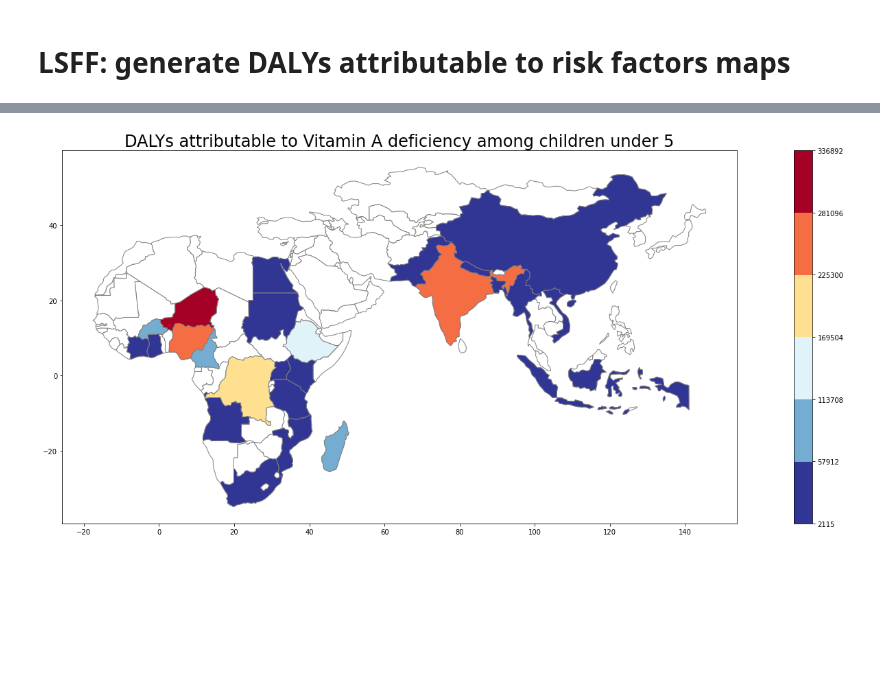
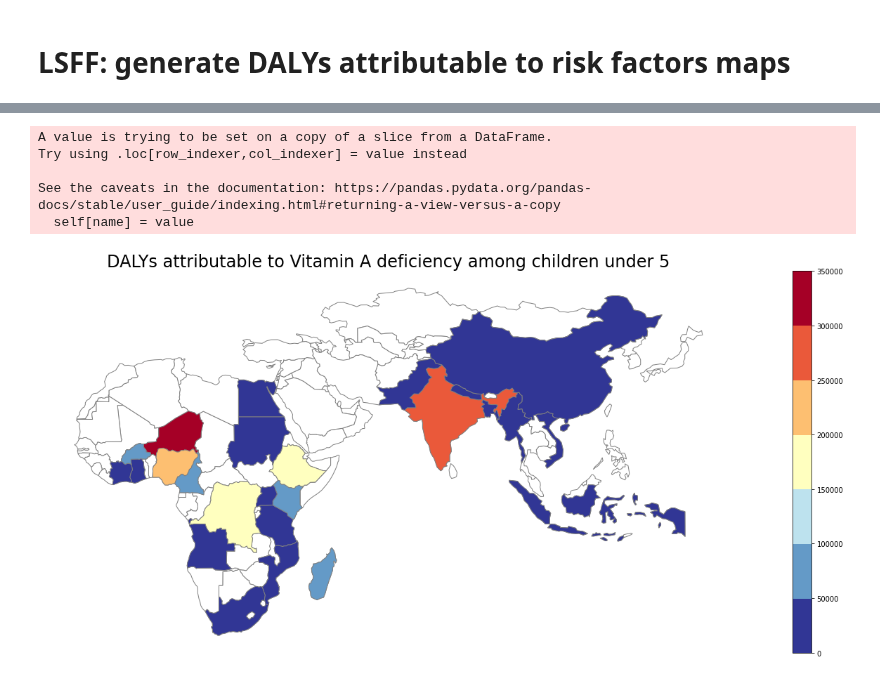
Before and after one commit to ihmeuw/vivarium_data_analysis, a Jupyter notebook: pre_processing/lsff_project/data_prep/gen_outputs/2021_LSFF_dalys_attributable_map.ipynb, the cells around one changed output, grey strips where cells are left out. Saved outputs shown, nothing was run; the diff lists cells and outputs as text; code cells hidden in the pictures; blank space fills up the shorter version.

Commit message:
updated dalys map code

```diff
--- a/pre_processing/lsff_project/data_prep/gen_outputs/2021_LSFF_dalys_attributable_map.ipynb
+++ b/pre_processing/lsff_project/data_prep/gen_outputs/2021_LSFF_dalys_attributable_map.ipynb
@@ -15,3 +48,12 @@ world.rename(columns = {'name':'location_name'}, inplace=True)
 # %%
-vad_path = '/ihme/homes/beatrixh/notebooks/viv_rsc/new_lsff/inputs/vitamin_a_data_summary.csv'
-df = pd.read_csv(vad_path)
+def pull_vad():
+    vad_path = '/ihme/homes/beatrixh/notebooks/viv_rsc/new_lsff/inputs/vitamin_a_data_summary.csv'
+    vad = pd.read_csv(vad_path)
+    vad = adjust_loc_names(vad)
+
+    rename_vad = {
+        "('dalys_attributable_to_vad_among_children_under_5', 'mean')":'mean_vad_dalys_u5',
+        "('dalys_attributable_to_vad_per_100000_py_among_children_under_5', 'mean')":"mean_vad_dalys_per_100k_py_u5"
+    }
+
+    return vad.rename(columns=rename_vad)
@@ -52,2 +59,0 @@ assert(len(df[df.location_name.isna()])==0)
-# %%
-df.rename(columns={"('dalys_attributable_to_vad_among_children_under_5', 'mean')":'mean_vad_dalys_u5'}, inplace=True)
@@ -56,2 +152,2 @@ assert len([i for i in df.location_name.unique() if i not in world.location_name
 # %%
-shapefiles = world.merge(df[['location_name','mean_vad_dalys_u5']], on = 'location_name', how = 'right')
+# shapefiles = world.merge(df, on = 'location_name', how = 'right')
@@ -83,0 +154,13 @@ def plot_map(risk, var_name, n_colors = 6):
+# %%
+def output_map(df, save_path, risk, var_name, step, n_colors):
+
+    assert(len(df[df.location_name.isna()])==0)
+    assert len([i for i in df.location_name.unique() if i not in world.location_name.unique()])==0
+
+    shapefiles = world.merge(df, on = 'location_name', how = 'right')
+    pdf = matplotlib.backends.backend_pdf.PdfPages(save_path)
+
+    fig = plot_map(shapefiles = shapefiles, risk = risk, var_name = var_name, step = step, n_colors = n_colors)
+    pdf.savefig(fig)
+
+    pdf.close()
@@ -84,11 +219,16 @@ def plot_map(risk, var_name, n_colors = 6):
 # %%
+df = pull_vad()
 save_path = '/ihme/homes/beatrixh/notebooks/viv_rsc/new_lsff/outputs/plots/u5_vad_dalys_map.pdf'
-# save_path = '/ihme/homes/beatrixh/repos/scratch/u5_vad_dalys_map.pdf'
-pdf = matplotlib.backends.backend_pdf.PdfPages(save_path)
+risk = 'Vitamin A deficiency'
+var_name = 'mean_vad_dalys_u5'
+step = 50_000
+n_colors = 7
 
-fig = plot_map(risk = 'Vitamin A deficiency', var_name = 'mean_vad_dalys_u5', n_colors = 6)
-pdf.savefig(fig)
-
-pdf.close()
+output_map(df, save_path, risk, var_name, step, n_colors)
 # %% [output]
+A value is trying to be set on a copy of a slice from a DataFrame.
+Try using .loc[row_indexer,col_indexer] = value instead
+
+See the caveats in the documentation: https://pandas.pydata.org/pandas-docs/stable/user_guide/indexing.html#returning-a-view-versus-a-copy
+  self[name] = value
-[figure, old version]
+[figure, new version]
```
Also changed, not shown: parts of 14 cells of this notebook.
